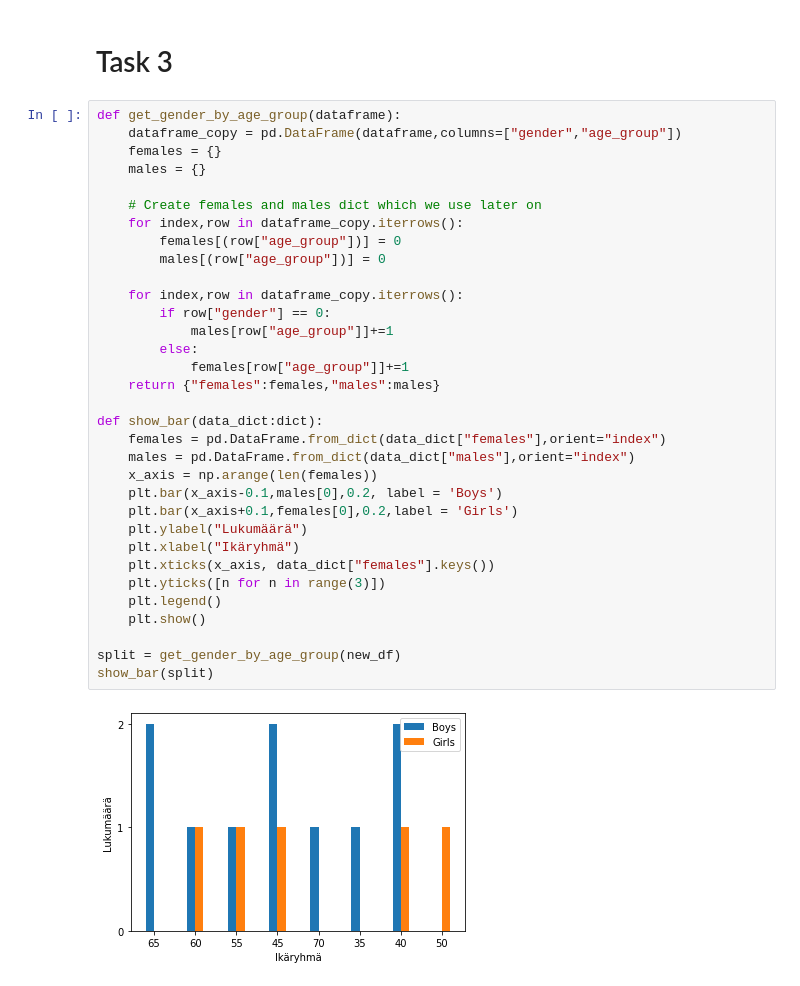
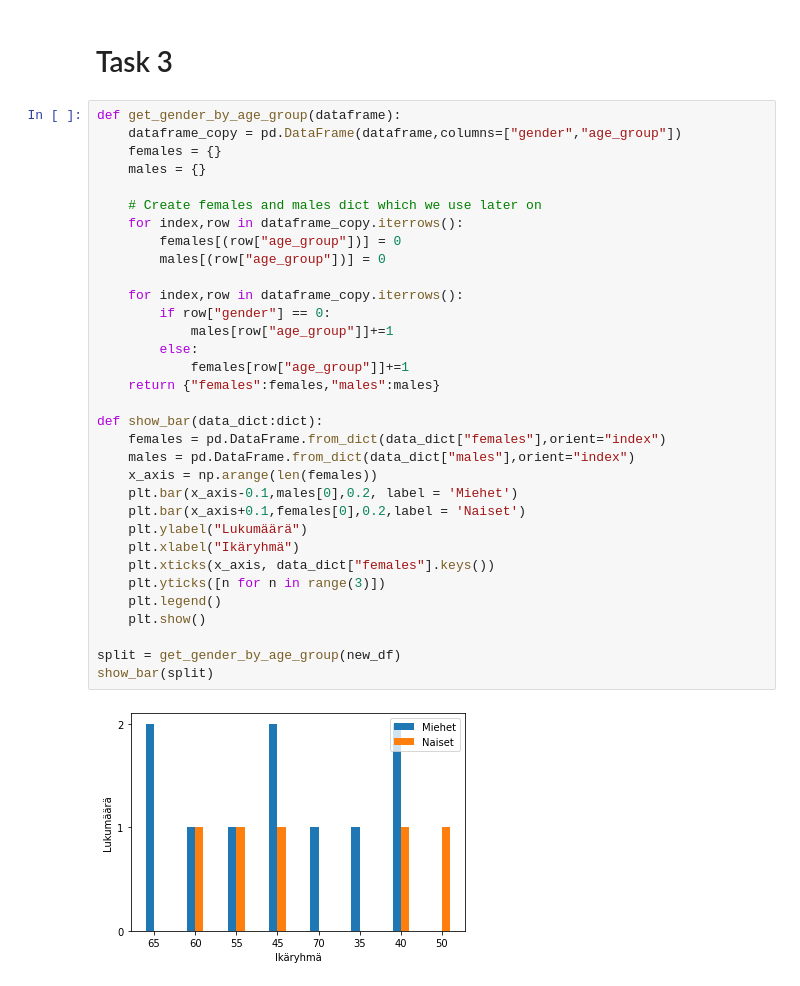
Before and after one commit to juhamikael/data_analytics_and_basics_of_AI, a Jupyter notebook: exercise_3/task1_3.ipynb, the cells around one changed output. Cells and saved outputs as stored; diff of their text form.

```diff
--- a/exercise_3/task1_3.ipynb
+++ b/exercise_3/task1_3.ipynb
@@ -107,33 +107,33 @@ def get_gender_by_age_group(dataframe):
     dataframe_copy = pd.DataFrame(dataframe,columns=["gender","age_group"])
     females = {}
     males = {}
 
     # Create females and males dict which we use later on
     for index,row in dataframe_copy.iterrows():
         females[(row["age_group"])] = 0
         males[(row["age_group"])] = 0
 
     for index,row in dataframe_copy.iterrows():
         if row["gender"] == 0:
             males[row["age_group"]]+=1
         else:
             females[row["age_group"]]+=1
     return {"females":females,"males":males}
 
 def show_bar(data_dict:dict):
     females = pd.DataFrame.from_dict(data_dict["females"],orient="index")
     males = pd.DataFrame.from_dict(data_dict["males"],orient="index")
     x_axis = np.arange(len(females))
-    plt.bar(x_axis-0.1,males[0],0.2, label = 'Boys')
-    plt.bar(x_axis+0.1,females[0],0.2,label = 'Girls')
+    plt.bar(x_axis-0.1,males[0],0.2, label = 'Miehet')
+    plt.bar(x_axis+0.1,females[0],0.2,label = 'Naiset')
     plt.ylabel("Lukumäärä")
     plt.xlabel("Ikäryhmä")
     plt.xticks(x_axis, data_dict["females"].keys())
     plt.yticks([n for n in range(3)])
     plt.legend()
     plt.show()
 
 split = get_gender_by_age_group(new_df)
 show_bar(split)
 # %% [output]
-[figure, old version]
+[figure, new version]
```
